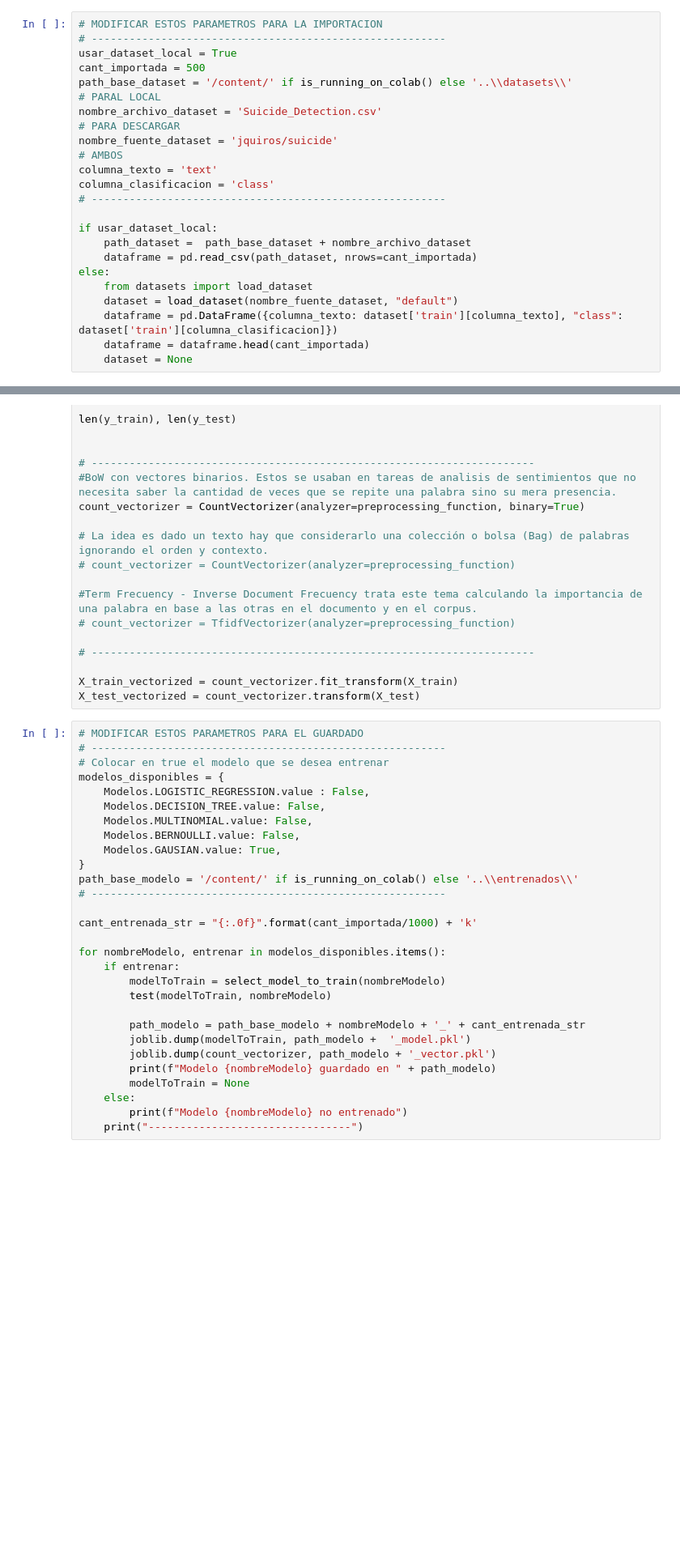
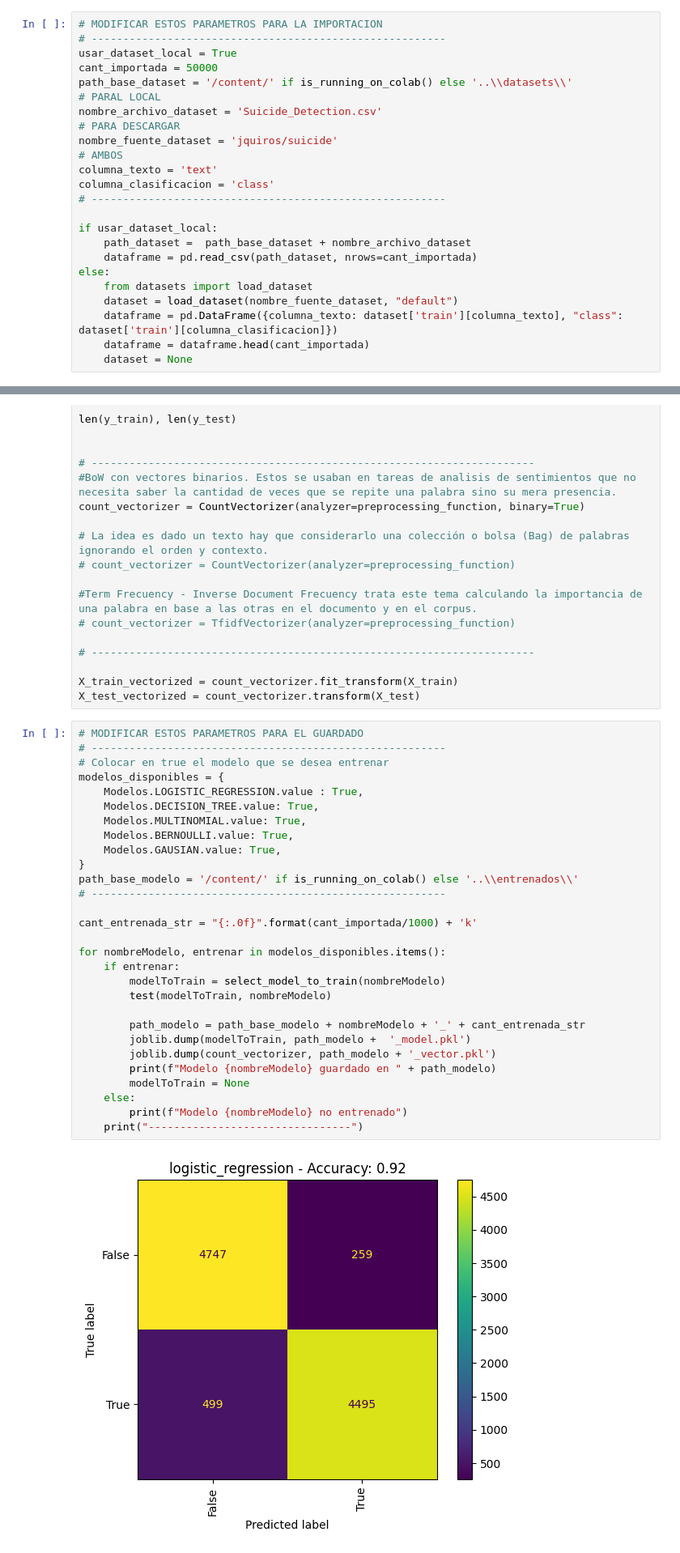
Before and after one commit to victor-POL/Deteccion-Violencia-y-Tentativas-Suicidio-NLP, a Jupyter notebook: tentativa_suicidio/collabs/TP_Dataset_Suicide.ipynb, the cells around one changed output, grey strips where cells are left out. Shown at 81% size. Drawn from its saved outputs; the diff is of its cells as text; blank space fills up the shorter version.

Commit message:
Agrego modelos entrenados con 50k filas

```diff
--- a/tentativa_suicidio/collabs/TP_Dataset_Suicide.ipynb
+++ b/tentativa_suicidio/collabs/TP_Dataset_Suicide.ipynb
@@ -158,7 +178,7 @@ def test(clf, nombreModelo):
 # MODIFICAR ESTOS PARAMETROS PARA LA IMPORTACION
 # --------------------------------------------------------
 usar_dataset_local = True
-cant_importada = 500
+cant_importada = 50000
 path_base_dataset = '/content/' if is_running_on_colab() else '..\\datasets\\'
 # PARAL LOCAL
 nombre_archivo_dataset = 'Suicide_Detection.csv'
@@ -226,29 +262,31 @@ X_test_vectorized = count_vectorizer.transform(X_test)
 # %%
 # MODIFICAR ESTOS PARAMETROS PARA EL GUARDADO
 # --------------------------------------------------------
 # Colocar en true el modelo que se desea entrenar
 modelos_disponibles = {
-    Modelos.LOGISTIC_REGRESSION.value : False,
-    Modelos.DECISION_TREE.value: False,
-    Modelos.MULTINOMIAL.value: False,
-    Modelos.BERNOULLI.value: False,
+    Modelos.LOGISTIC_REGRESSION.value : True,
+    Modelos.DECISION_TREE.value: True,
+    Modelos.MULTINOMIAL.value: True,
+    Modelos.BERNOULLI.value: True,
     Modelos.GAUSIAN.value: True,
 }
 path_base_modelo = '/content/' if is_running_on_colab() else '..\\entrenados\\'
 # --------------------------------------------------------
 
 cant_entrenada_str = "{:.0f}".format(cant_importada/1000) + 'k'
 
 for nombreModelo, entrenar in modelos_disponibles.items():
     if entrenar:
         modelToTrain = select_model_to_train(nombreModelo)
         test(modelToTrain, nombreModelo)
 
         path_modelo = path_base_modelo + nombreModelo + '_' + cant_entrenada_str
         joblib.dump(modelToTrain, path_modelo +  '_model.pkl')
         joblib.dump(count_vectorizer, path_modelo + '_vector.pkl')
         print(f"Modelo {nombreModelo} guardado en " + path_modelo)
         modelToTrain = None
     else:
         print(f"Modelo {nombreModelo} no entrenado")
     print("--------------------------------")
+# %% [output]
+[figure, added]
```
Also changed, not shown: parts of 10 cells of this notebook, 10 other files.
